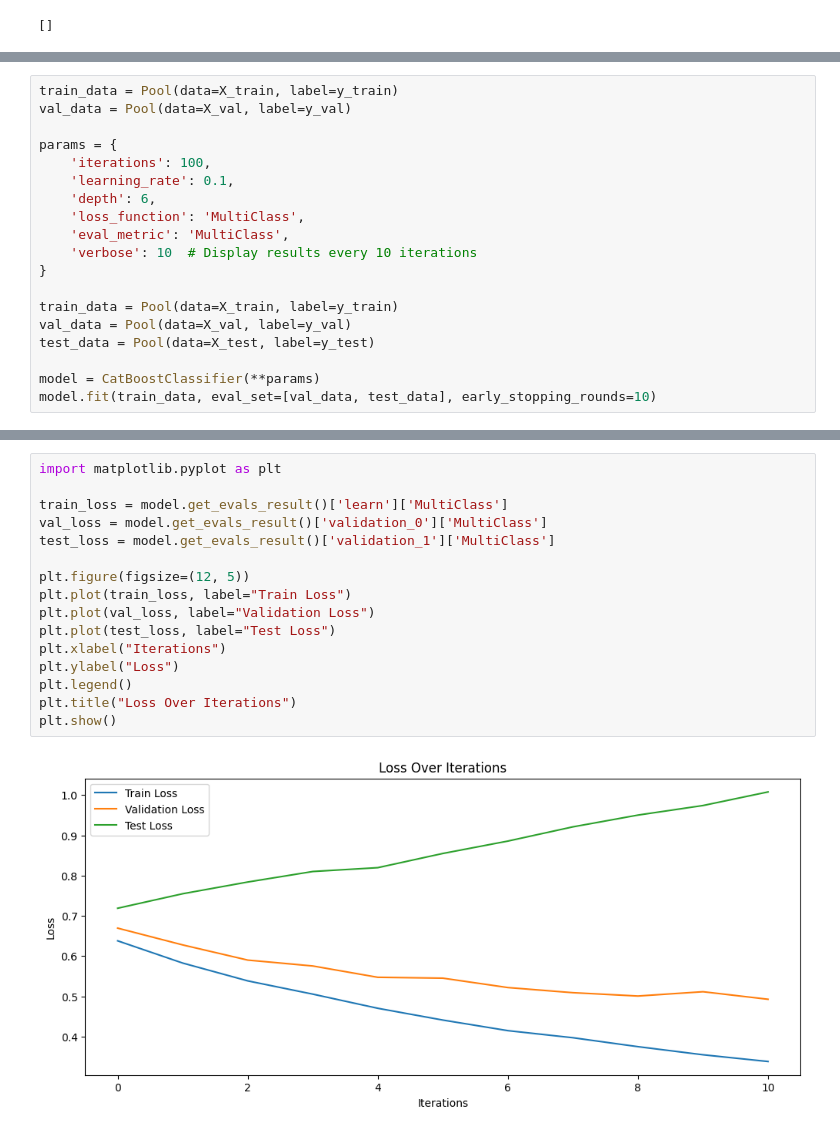
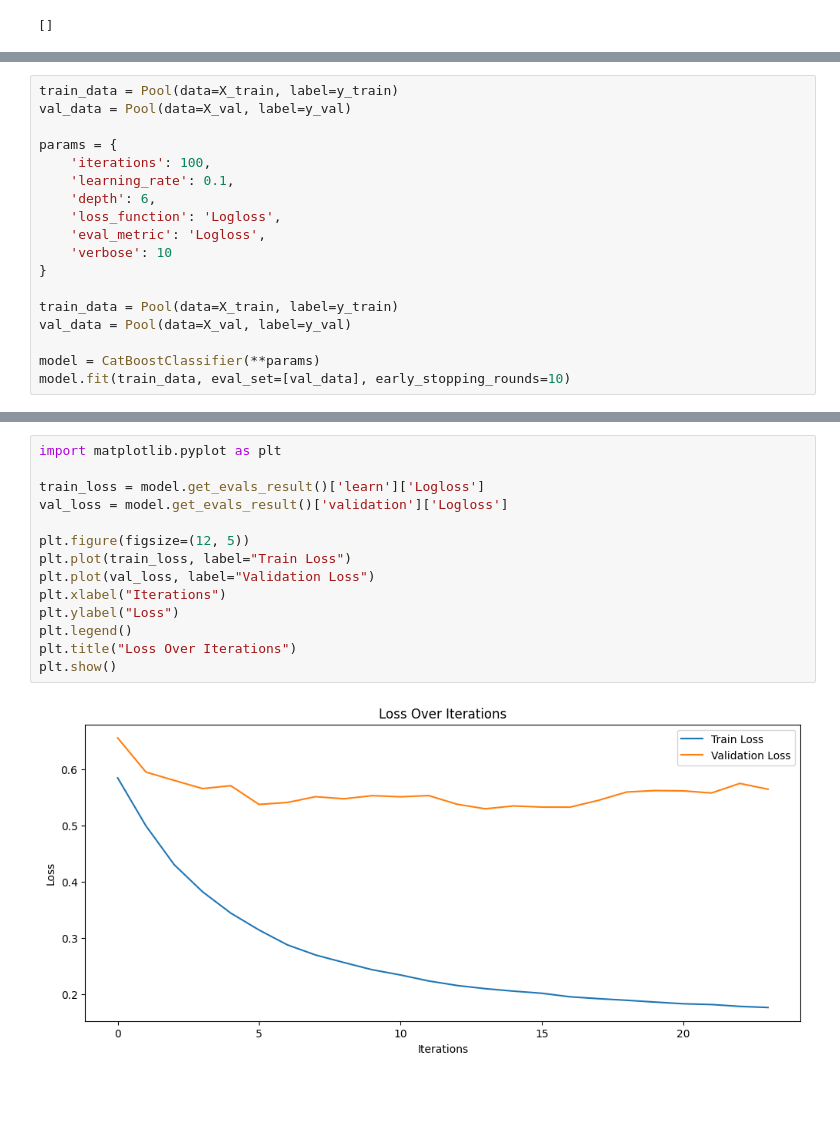
Before and after one commit to SCheekati/X-rAI, a Jupyter notebook: tabular-explore/tabular-cat.ipynb, the cells around one changed output, grey strips where cells are left out. Drawn from its saved outputs; the diff is of its cells as text; blank space fills up the shorter version.

Commit message:
updated catboost visual

```diff
--- a/tabular-explore/tabular-cat.ipynb
+++ b/tabular-explore/tabular-cat.ipynb
@@ -197,15 +197,14 @@ params = {
     'iterations': 100,
     'learning_rate': 0.1,
     'depth': 6,
-    'loss_function': 'MultiClass',
-    'eval_metric': 'MultiClass',
-    'verbose': 10  # Display results every 10 iterations
+    'loss_function': 'Logloss',
+    'eval_metric': 'Logloss',
+    'verbose': 10
 }
 
 train_data = Pool(data=X_train, label=y_train)
 val_data = Pool(data=X_val, label=y_val)
-test_data = Pool(data=X_test, label=y_test)
 
 model = CatBoostClassifier(**params)
-model.fit(train_data, eval_set=[val_data, test_data], early_stopping_rounds=10)
+model.fit(train_data, eval_set=[val_data], early_stopping_rounds=10)
 # %% [output]
@@ -221,21 +221,19 @@ Shrink model to first 1 iterations.
 # %%
 import matplotlib.pyplot as plt
 
-train_loss = model.get_evals_result()['learn']['MultiClass']
-val_loss = model.get_evals_result()['validation_0']['MultiClass']
-test_loss = model.get_evals_result()['validation_1']['MultiClass']
+train_loss = model.get_evals_result()['learn']['Logloss']
+val_loss = model.get_evals_result()['validation']['Logloss']
 
 plt.figure(figsize=(12, 5))
 plt.plot(train_loss, label="Train Loss")
 plt.plot(val_loss, label="Validation Loss")
-plt.plot(test_loss, label="Test Loss")
 plt.xlabel("Iterations")
 plt.ylabel("Loss")
 plt.legend()
 plt.title("Loss Over Iterations")
 plt.show()
 # %% [output]
-[figure, old version]
+[figure, new version]
 # %%
 from sklearn.metrics import accuracy_score
 
```
Also changed, not shown: parts of 12 cells of this notebook, 10 other files.
